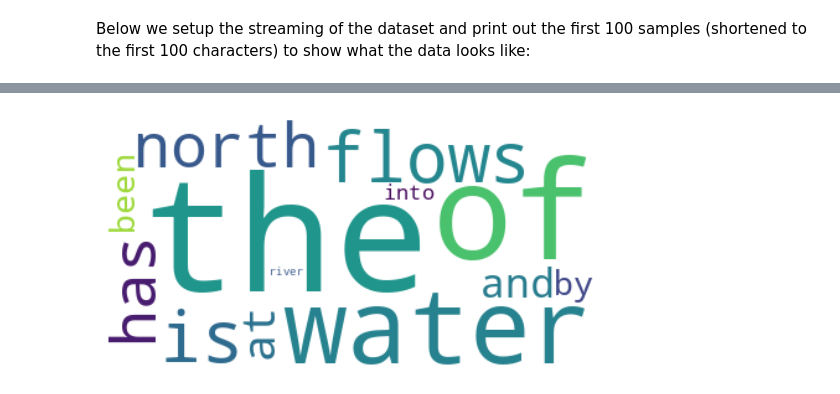
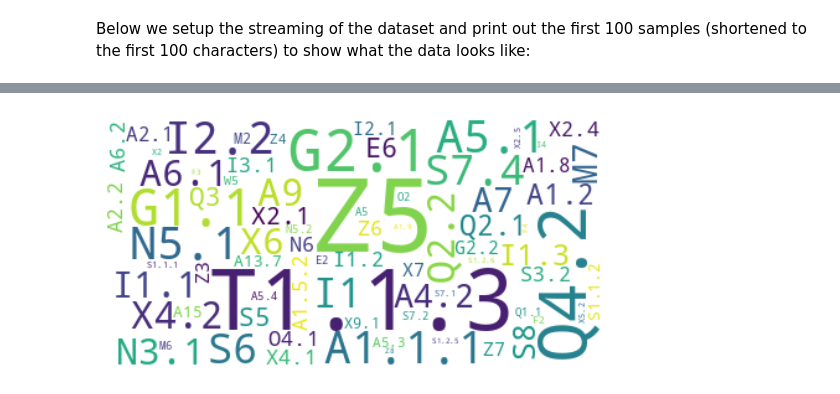
Before and after one commit to UCREL/pymusas_notebook, a Jupyter notebook: ucrel_summer_school.ipynb, the cells around one changed output, grey strips where cells are left out. Saved outputs shown, nothing was run; the diff lists cells and outputs as text; code cells hidden in the pictures.

```diff
--- a/ucrel_summer_school.ipynb
+++ b/ucrel_summer_school.ipynb
@@ -710,6 +903,0 @@ usas_tag_description_mapper['Z99']
-# %%
-for sample in fw:
-    print()
-    print(sample.keys())
-    print()
-    break
@@ -946,0 +1165,16 @@ The comparison above is great to see a quick overview of the difference between
+# %%
+import pandas
+
+all_usas_tags_in_corpora = set(reference_usas_counter.keys()) | set(target_usas_counter.keys())
+pandas_df_dict_data = {
+    "target": [],
+    "wikipedia": [],
+    "USAS Tag": []
+}
+for usas_tag in all_usas_tags_in_corpora:
+    pandas_df_dict_data["target"].append(target_usas_counter.get(usas_tag, 0))
+    pandas_df_dict_data["wikipedia"].append(reference_usas_counter.get(usas_tag, 0))
+    pandas_df_dict_data["USAS Tag"].append(usas_tag)
+
+usas_tag_df = pandas.DataFrame(pandas_df_dict_data)
+usas_tag_df
@@ -987,0 +1278,5 @@ We can then generate a word cloud of the over used tokens whereby the token text
+# %%
+keyness_threshold = 3.84 # p < 0.05
+
+significant_usas_tag_df = usas_tag_df[usas_tag_df['keyness'] >= keyness_threshold].copy()
+significant_usas_tag_df
@@ -987,0 +1299,4 @@ We can then generate a word cloud of the over used tokens whereby the token text
+# %%
+target_significant_usas_tag_df = significant_usas_tag_df[significant_usas_tag_df['target (relative)'] > significant_usas_tag_df['wikipedia (relative)']]
+# Sort by keyness
+target_significant_usas_tag_df.sort_values(by='keyness', ascending=False)
@@ -988,6 +1321,11 @@ We can then generate a word cloud of the over used tokens whereby the token text
 # %%
-# Install a pip package in the current Jupyter kernel
-import sys
-!{sys.executable} -m pip install wordcloud
+! pip install wordcloud
 from wordcloud import WordCloud
+
+word_cloud_usas_tag_keyness = dict(zip(target_significant_usas_tag_df['USAS Tag'].to_list(),
+                                                               target_significant_usas_tag_df['keyness'].to_list()))
+wordcloud = WordCloud(background_color="white").generate_from_frequencies(word_cloud_usas_tag_keyness)
+plt.imshow(wordcloud, interpolation='bilinear')
+plt.axis("off")
+plt.show()
 # %% [output]
@@ -1006,7 +1344 @@ Requirement already satisfied: six>=1.5 in /usr/local/lib/python3.11/dist-packag
+[figure, added]
-# %%
-wordcloud = WordCloud(background_color="white").generate_from_frequencies(comparison.loc[comparison['use']=='Over']["keyness"])
-plt.imshow(wordcloud, interpolation='bilinear')
-plt.axis("off")
-plt.show()
-# %% [output]
-[figure, removed]
```
Also changed, not shown: parts of 81 cells of this notebook, 2 other files.
